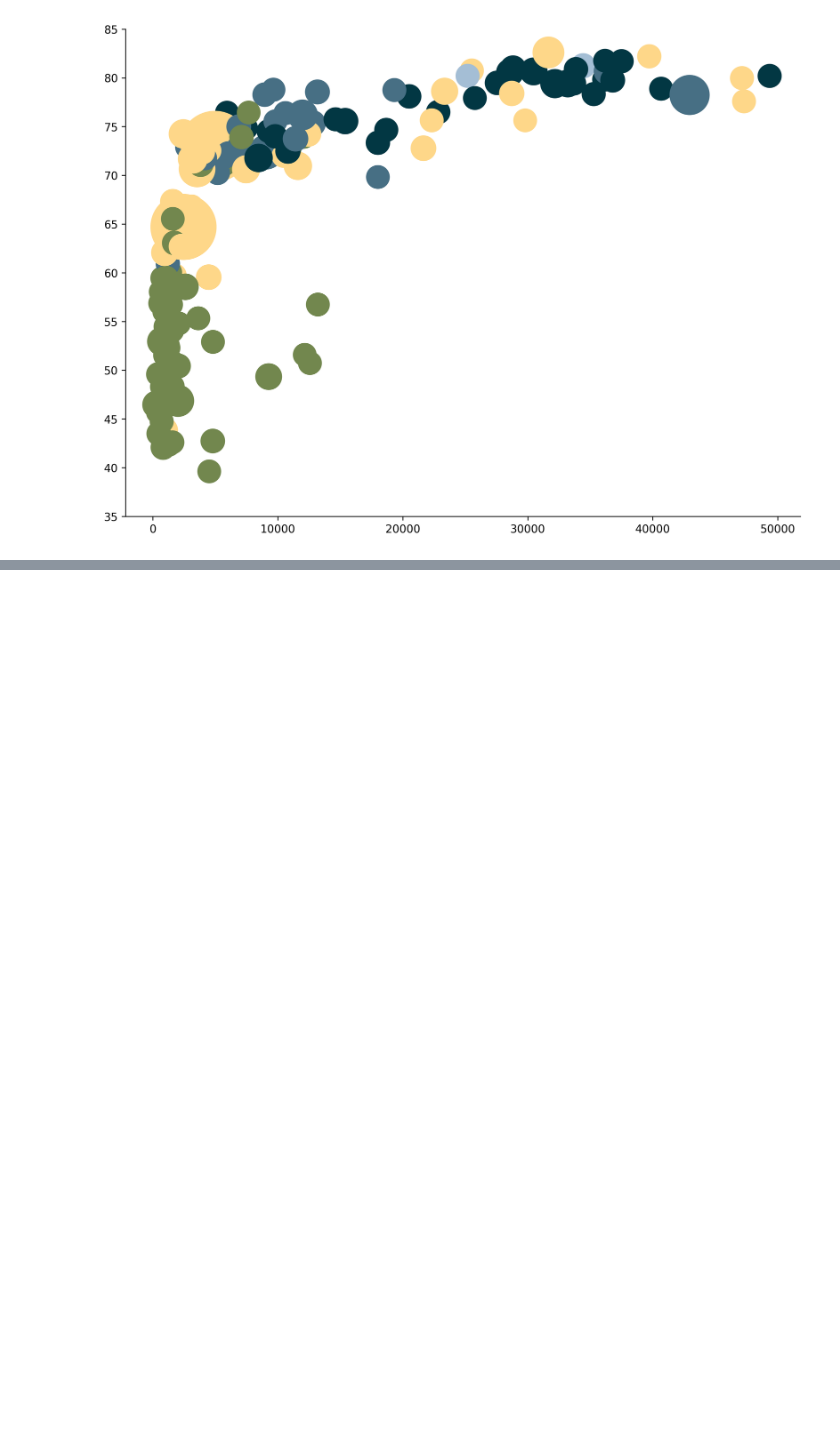
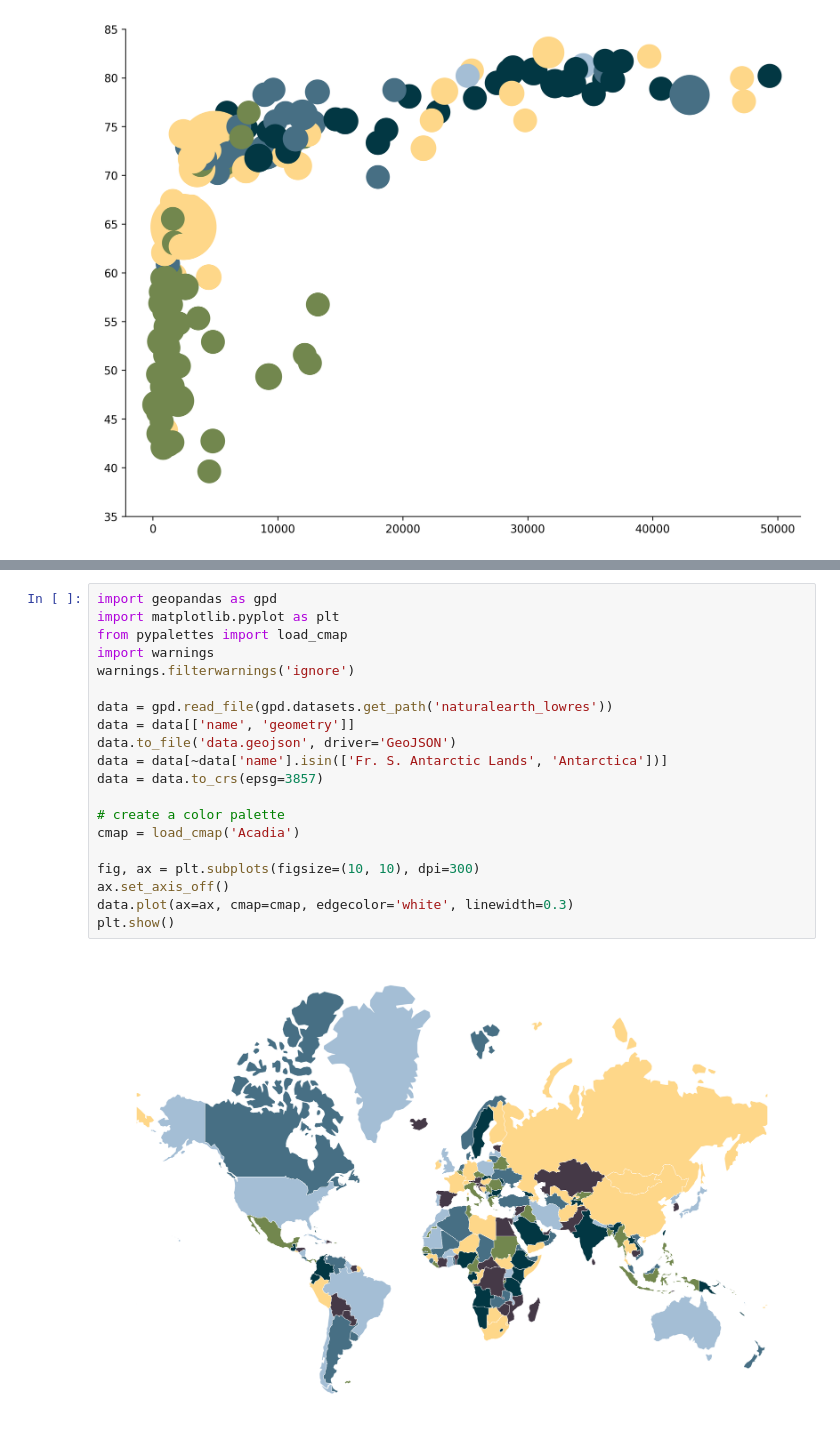
Before and after one commit to JosephBARBIERDARNAL/Sandbox, a Jupyter notebook: pypalettes/pypalettes.ipynb, the cells around one changed output, grey strips where cells are left out. Drawn from its saved outputs; the diff is of its cells as text; blank space fills up the shorter version.

```diff
--- a/pypalettes/pypalettes.ipynb
+++ b/pypalettes/pypalettes.ipynb
@@ -118,0 +218,22 @@ plt.show()
+# %%
+import geopandas as gpd
+import matplotlib.pyplot as plt
+from pypalettes import load_cmap
+import warnings
+warnings.filterwarnings('ignore')
+
+data = gpd.read_file(gpd.datasets.get_path('naturalearth_lowres'))
+data = data[['name', 'geometry']]
+data.to_file('data.geojson', driver='GeoJSON')
+data = data[~data['name'].isin(['Fr. S. Antarctic Lands', 'Antarctica'])]
+data = data.to_crs(epsg=3857)
+
+# create a color palette
+cmap = load_cmap('Acadia')
+
+fig, ax = plt.subplots(figsize=(10, 10), dpi=300)
+ax.set_axis_off()
+data.plot(ax=ax, cmap=cmap, edgecolor='white', linewidth=0.3)
+plt.show()
+# %% [output]
+[figure, added]
```
Also changed, not shown: parts of 2 cells of this notebook, 2 other files.
